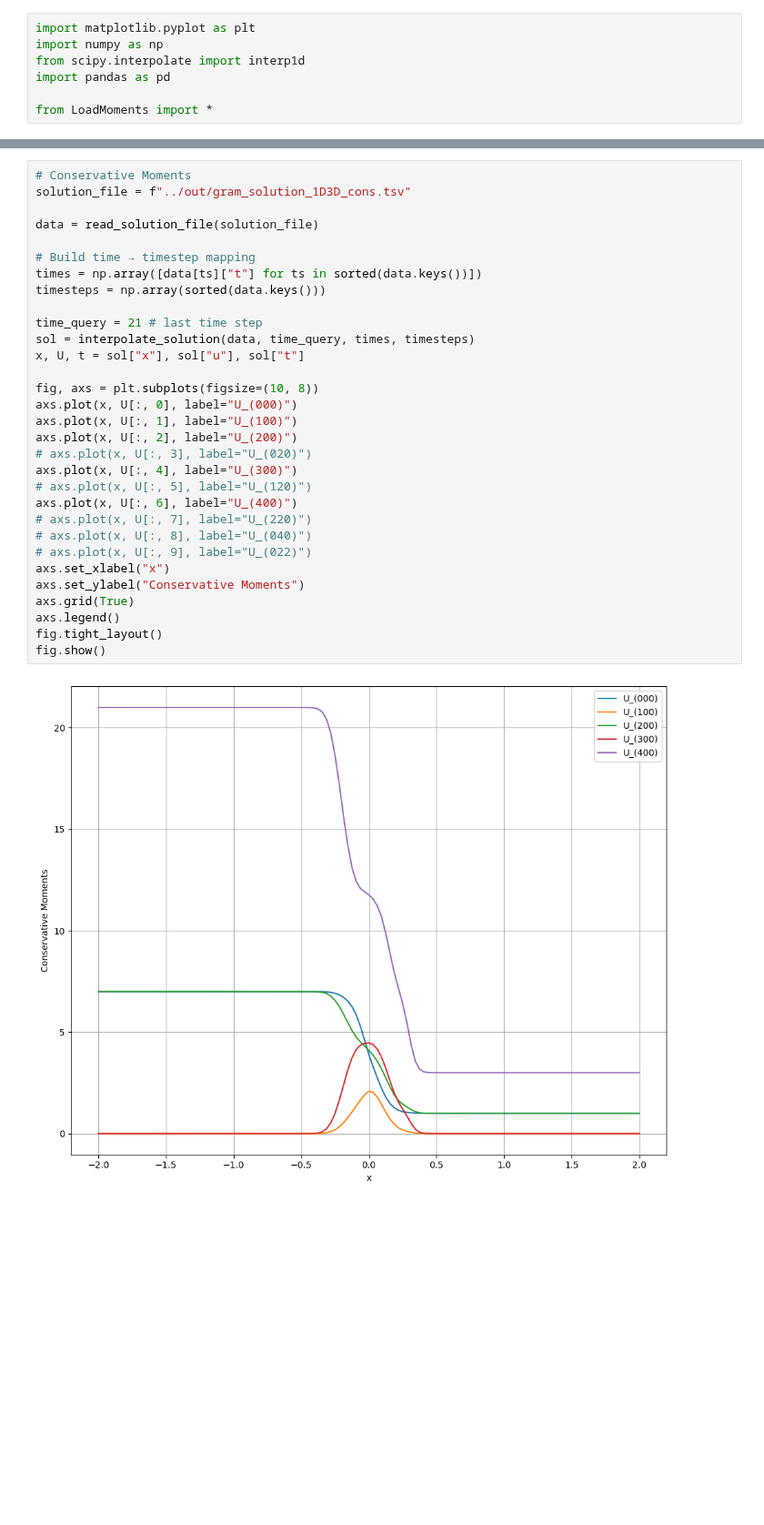
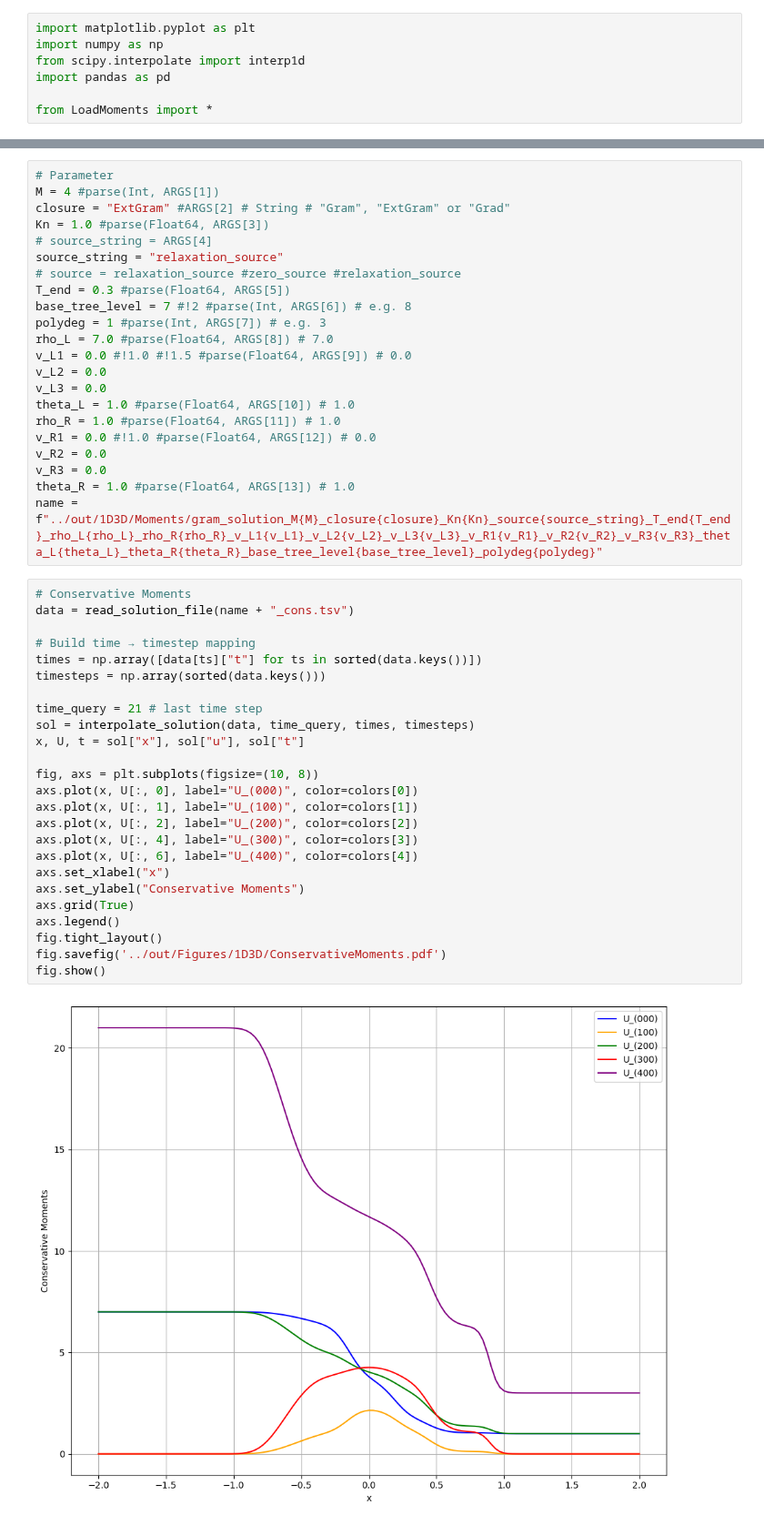
Before and after one commit to JanHab/ExtGram.jl, a Jupyter notebook: notebooks/1D3D.ipynb, the cells around one changed output, grey strips where cells are left out. Shown at 91% size. Saved outputs shown, nothing was run; the diff lists cells and outputs as text; blank space fills up the shorter version.

```diff
--- a/notebooks/1D3D.ipynb
+++ b/notebooks/1D3D.ipynb
@@ -8,35 +14,51 @@ from LoadMoments import *
+# %%
+# Parameter
+M = 4 #parse(Int, ARGS[1])
+closure = "ExtGram" #ARGS[2] # String # "Gram", "ExtGram" or "Grad"
+Kn = 1.0 #parse(Float64, ARGS[3])
+# source_string = ARGS[4]
+source_string = "relaxation_source"
+# source = relaxation_source #zero_source #relaxation_source
+T_end = 0.3 #parse(Float64, ARGS[5])
+base_tree_level = 7 #!2 #parse(Int, ARGS[6]) # e.g. 8
+polydeg = 1 #parse(Int, ARGS[7]) # e.g. 3
+rho_L = 7.0 #parse(Float64, ARGS[8]) # 7.0
+v_L1 = 0.0 #!1.0 #!1.5 #parse(Float64, ARGS[9]) # 0.0
+v_L2 = 0.0
+v_L3 = 0.0
+theta_L = 1.0 #parse(Float64, ARGS[10]) # 1.0
+rho_R = 1.0 #parse(Float64, ARGS[11]) # 1.0
+v_R1 = 0.0 #!1.0 #parse(Float64, ARGS[12]) # 0.0
+v_R2 = 0.0
+v_R3 = 0.0
+theta_R = 1.0 #parse(Float64, ARGS[13]) # 1.0
+name = f"../out/1D3D/Moments/gram_solution_M{M}_closure{closure}_Kn{Kn}_source{source_string}_T_end{T_end}_rho_L{rho_L}_rho_R{rho_R}_v_L1{v_L1}_v_L2{v_L2}_v_L3{v_L3}_v_R1{v_R1}_v_R2{v_R2}_v_R3{v_R3}_theta_L{theta_L}_theta_R{theta_R}_base_tree_level{base_tree_level}_polydeg{polydeg}"
 # %%
 # Conservative Moments
-solution_file = f"../out/gram_solution_1D3D_cons.tsv"
-
-data = read_solution_file(solution_file)
+data = read_solution_file(name + "_cons.tsv")
 
 # Build time → timestep mapping
 times = np.array([data[ts]["t"] for ts in sorted(data.keys())])
 timesteps = np.array(sorted(data.keys()))
 
 time_query = 21 # last time step
 sol = interpolate_solution(data, time_query, times, timesteps)
 x, U, t = sol["x"], sol["u"], sol["t"]
 
 fig, axs = plt.subplots(figsize=(10, 8))
-axs.plot(x, U[:, 0], label="U_(000)")
-axs.plot(x, U[:, 1], label="U_(100)")
-axs.plot(x, U[:, 2], label="U_(200)")
-# axs.plot(x, U[:, 3], label="U_(020)")
-axs.plot(x, U[:, 4], label="U_(300)")
-# axs.plot(x, U[:, 5], label="U_(120)")
-axs.plot(x, U[:, 6], label="U_(400)")
-# axs.plot(x, U[:, 7], label="U_(220)")
-# axs.plot(x, U[:, 8], label="U_(040)")
-# axs.plot(x, U[:, 9], label="U_(022)")
+axs.plot(x, U[:, 0], label="U_(000)", color=colors[0])
+axs.plot(x, U[:, 1], label="U_(100)", color=colors[1])
+axs.plot(x, U[:, 2], label="U_(200)", color=colors[2])
+axs.plot(x, U[:, 4], label="U_(300)", color=colors[3])
+axs.plot(x, U[:, 6], label="U_(400)", color=colors[4])
 axs.set_xlabel("x")
 axs.set_ylabel("Conservative Moments")
 axs.grid(True)
 axs.legend()
 fig.tight_layout()
+fig.savefig('../out/Figures/1D3D/ConservativeMoments.pdf')
 fig.show()
 # %% [output]
-[figure, old version]
+[figure, new version]
 # %%
 fig, axs = plt.subplots(3, 2, figsize=(10, 8))
```
Also changed, not shown: parts of 8 cells of this notebook, 2 other files.
